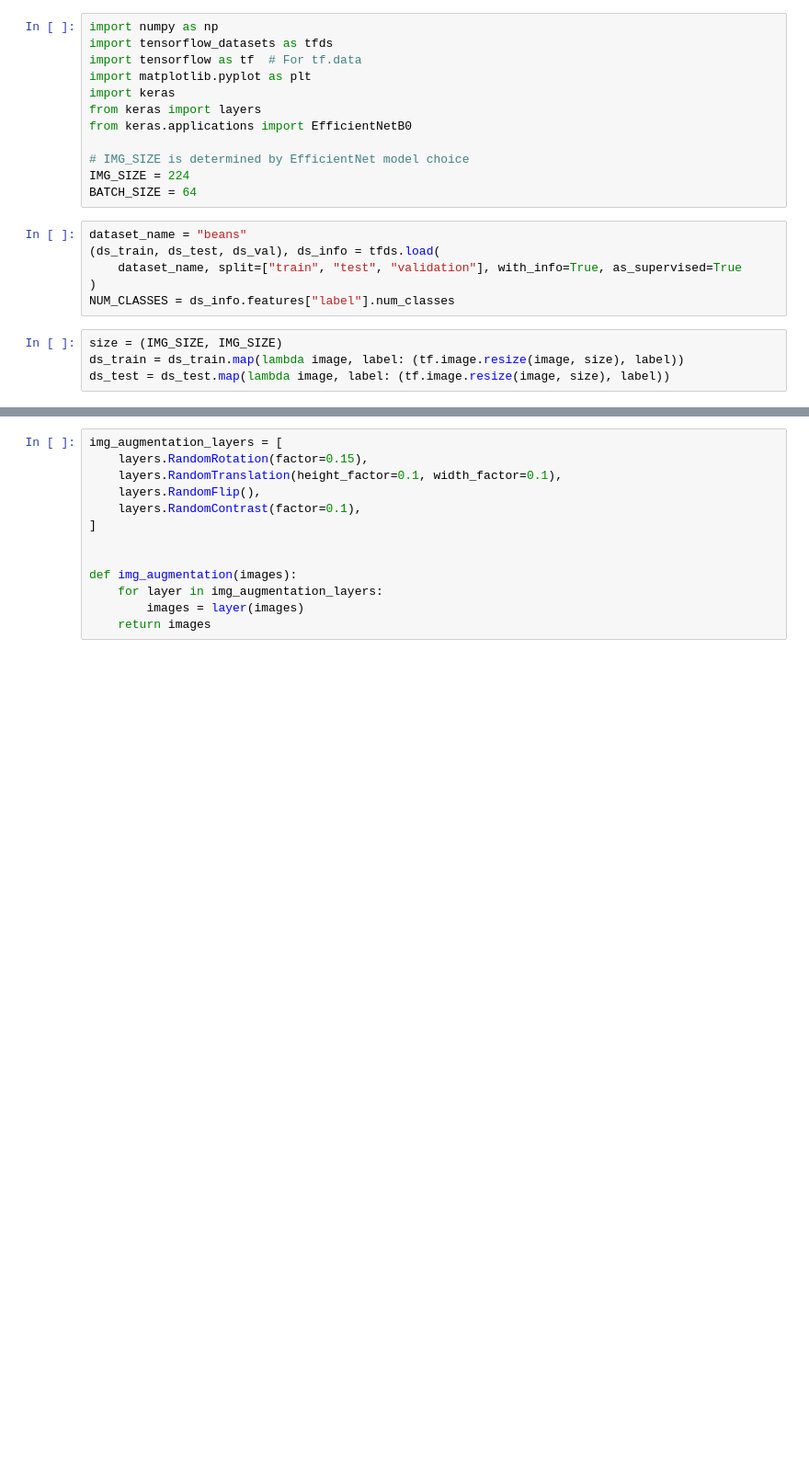
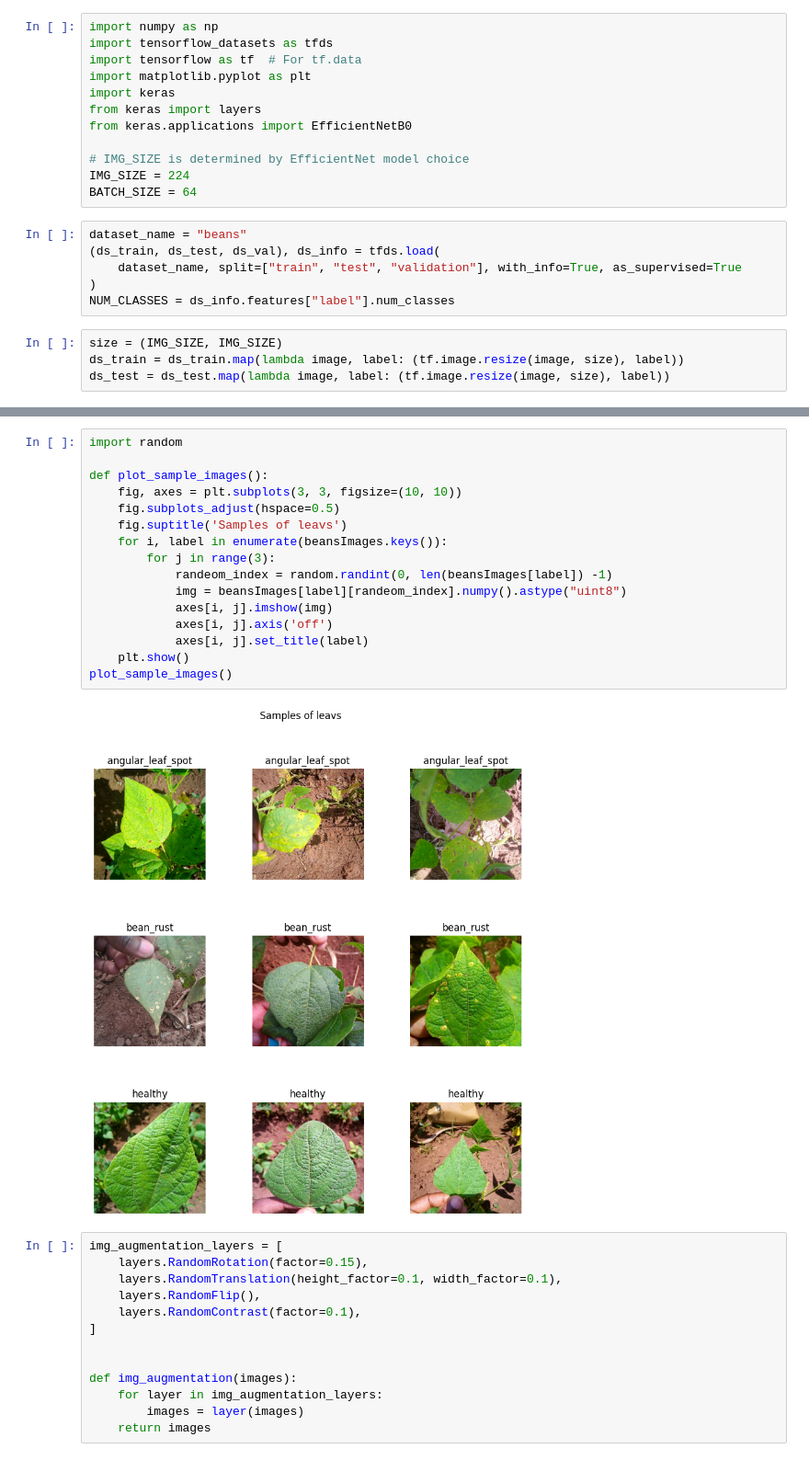
Before and after one commit to lotem85/beans-dataset-classification, a Jupyter notebook: EfficientNet.ipynb, the cells around one changed output, grey strips where cells are left out. Shown at 92% size. Drawn from its saved outputs; the diff is of its cells as text; blank space fills up the shorter version.

```diff
--- a/EfficientNet.ipynb
+++ b/EfficientNet.ipynb
@@ -55,3 +69,21 @@ for i, (image, label) in enumerate(ds_train.take(9)):
+# %%
+import random
+
+def plot_sample_images():
+    fig, axes = plt.subplots(3, 3, figsize=(10, 10))
+    fig.subplots_adjust(hspace=0.5)
+    fig.suptitle('Samples of leavs')
+    for i, label in enumerate(beansImages.keys()):
+        for j in range(3):
+            randeom_index = random.randint(0, len(beansImages[label]) -1)
+            img = beansImages[label][randeom_index].numpy().astype("uint8")
+            axes[i, j].imshow(img)
+            axes[i, j].axis('off')
+            axes[i, j].set_title(label)
+    plt.show()
+plot_sample_images()
+# %% [output]
+[figure, added]
 # %%
 img_augmentation_layers = [
     layers.RandomRotation(factor=0.15),
```
Also changed, not shown: parts of 7 cells of this notebook.
